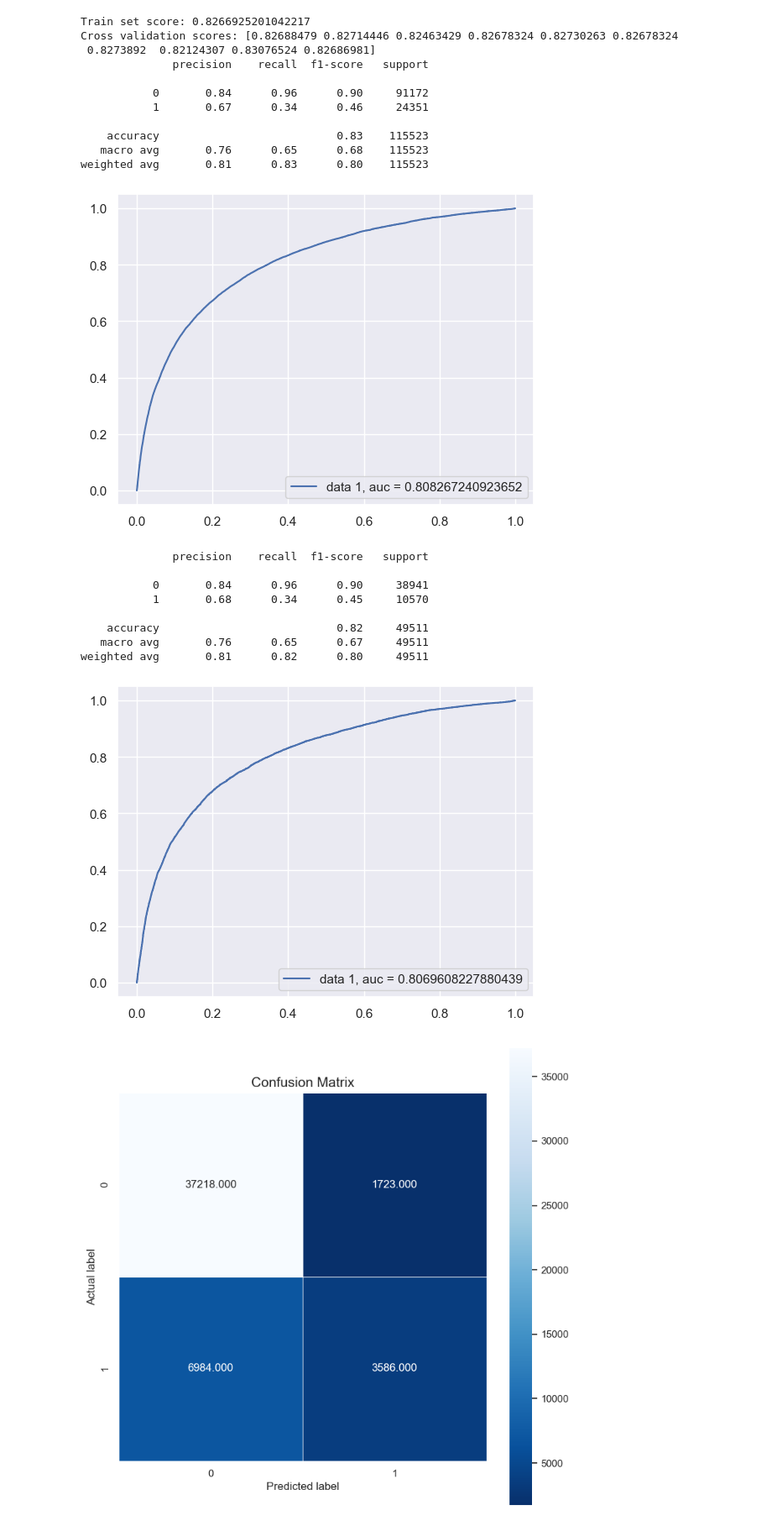
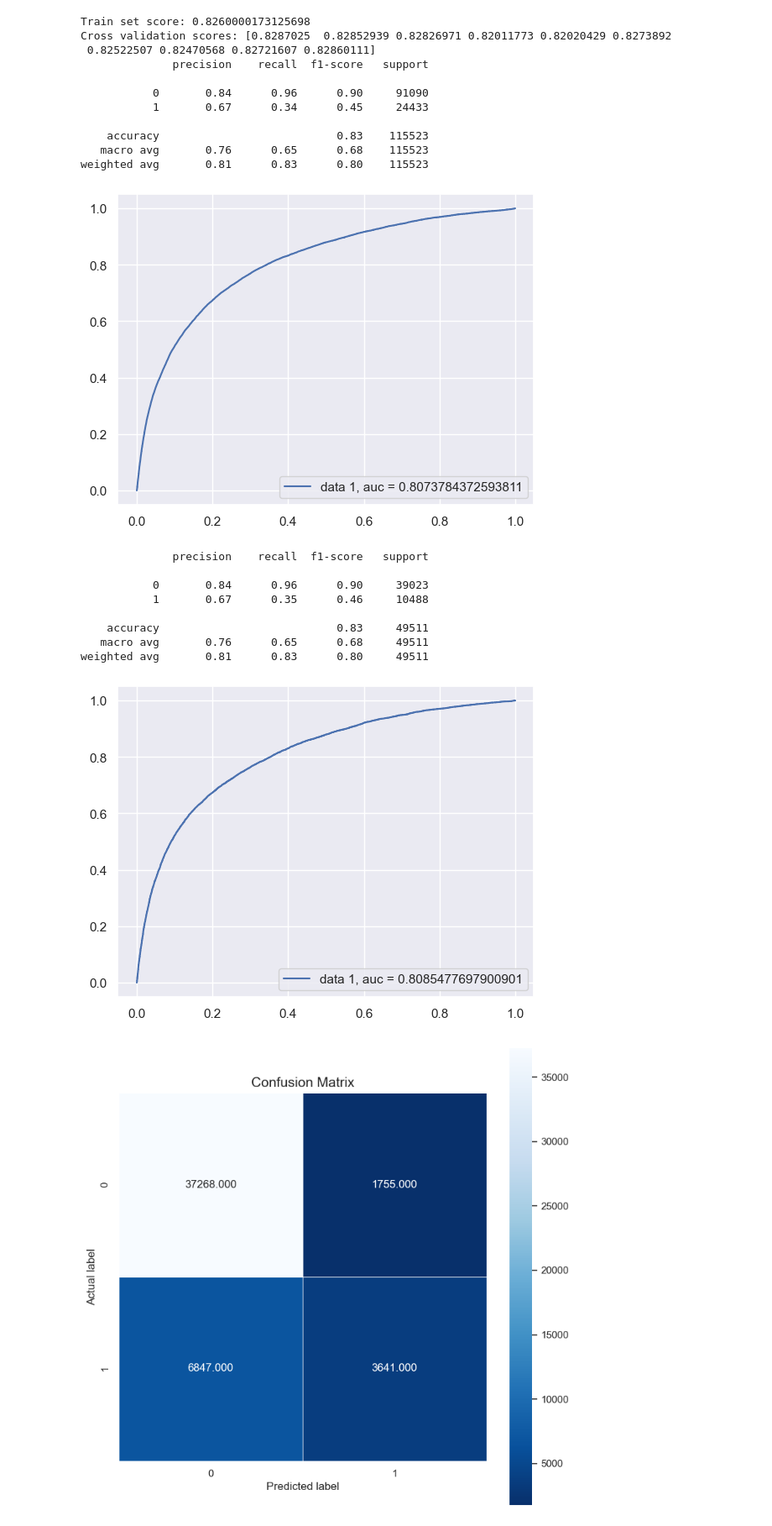
Before and after one commit to ihsiukaoBerkeley/FIT-IT, a Jupyter notebook: Logistic_Regression.ipynb, the cells around one changed output. Shown at 84% size. Cells and saved outputs as stored; diff of their text form; code cells hidden in the pictures.

```diff
--- a/Logistic_Regression.ipynb
+++ b/Logistic_Regression.ipynb
@@ -13,70 +13,72 @@ from sklearn import metrics
 from sklearn.linear_model import LogisticRegression
 from sklearn.model_selection import cross_val_score
 # %%
-train_set = pd.read_csv('train_set.csv')
-val_set = pd.read_csv('val_set.csv')
+train_set = pd.read_csv("train_norm_set.csv")
+val_set = pd.read_csv("val_norm_set.csv")
 # %%
 features = ["CreditScore", "Geography", "Gender", "Age", "Tenure", "Balance", "NumOfProducts", "HasCrCard", "IsActiveMember", "EstimatedSalary"]
 
 
 X_train = train_set[features]
 Y_train = train_set["Exited"]
 
-clf = LogisticRegression()
-clf.fit(X_train, Y_train)
-print("Train set score: " + str(clf.score(X_train, Y_train)))
+lr = LogisticRegression()
+lr.fit(X_train, Y_train)
+print("Train set score: " + str(lr.score(X_train, Y_train)))
 
-scores = cross_val_score(clf, X_train, Y_train, cv = 10)
+scores = cross_val_score(lr, X_train, Y_train, cv = 10)
 print("Cross validation scores: " + str(scores))
 
-predict_train = clf.predict(X_train)
+predict_train = lr.predict(X_train)
 
 print(metrics.classification_report(Y_train, predict_train))
 
-y_pred_proba = clf.predict_proba(X_train)[:,1]
+y_pred_proba = lr.predict_proba(X_train)[:,1]
 fpr, tpr, _ = metrics.roc_curve(Y_train,  y_pred_proba)
 auc = metrics.roc_auc_score(Y_train, y_pred_proba)
 plt.plot(fpr, tpr, label = "data 1, auc = " + str(auc))
 plt.legend(loc = 4)
+
 plt.show()
 # %% [output]
-Train set score: 0.8266925201042217
-Cross validation scores: [0.82688479 0.82714446 0.82463429 0.82678324 0.82730263 0.82678324
- 0.8273892  0.82124307 0.83076524 0.82686981]
+Train set score: 0.8260000173125698
+Cross validation scores: [0.8287025  0.82852939 0.82826971 0.82011773 0.82020429 0.8273892
+ 0.82522507 0.82470568 0.82721607 0.82860111]
               precision    recall  f1-score   support
 
-           0       0.84      0.96      0.90     91172
-           1       0.67      0.34      0.46     24351
+           0       0.84      0.96      0.90     91090
+           1       0.67      0.34      0.45     24433
 
     accuracy                           0.83    115523
    macro avg       0.76      0.65      0.68    115523
 weighted avg       0.81      0.83      0.80    115523
-[figure, old version]
+[figure, new version]
 # %%
 X_val = val_set[features]
 Y_val = val_set["Exited"]
 
-score_val = clf.score(X_val, Y_val)
+score_val = lr.score(X_val, Y_val)
 
-predict_val = clf.predict(X_val)
+predict_val = lr.predict(X_val)
 
 print(metrics.classification_report(Y_val, predict_val))
 
-y_pred_proba = clf.predict_proba(X_val)[:,1]
+y_pred_proba = lr.predict_proba(X_val)[:,1]
 fpr, tpr, _ = metrics.roc_curve(Y_val,  y_pred_proba)
 auc = metrics.roc_auc_score(Y_val, y_pred_proba)
 plt.plot(fpr, tpr, label = "data 1, auc = " + str(auc))
 plt.legend(loc = 4)
+
 plt.show()
 # %% [output]
               precision    recall  f1-score   support
 
-           0       0.84      0.96      0.90     38941
-           1       0.68      0.34      0.45     10570
+           0       0.84      0.96      0.90     39023
+           1       0.67      0.35      0.46     10488
 
-    accuracy                           0.82     49511
-   macro avg       0.76      0.65      0.67     49511
-weighted avg       0.81      0.82      0.80     49511
+    accuracy                           0.83     49511
+   macro avg       0.76      0.65      0.68     49511
+weighted avg       0.81      0.83      0.80     49511
 [figure]
 # %%
 confusion_matrix = metrics.confusion_matrix(Y_val, predict_val)
```
Also changed, not shown: parts of 2 cells of this notebook, 3 other files.
